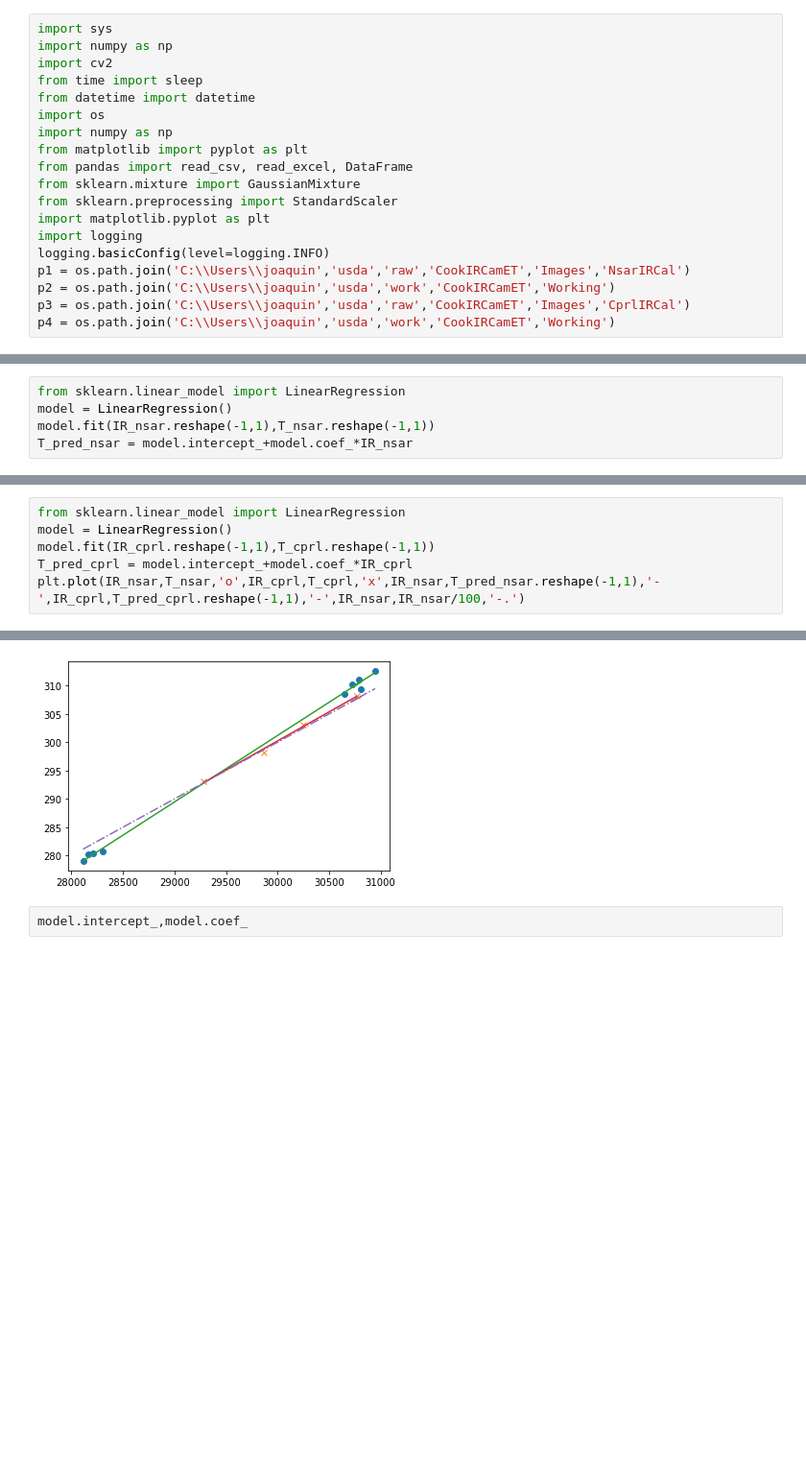
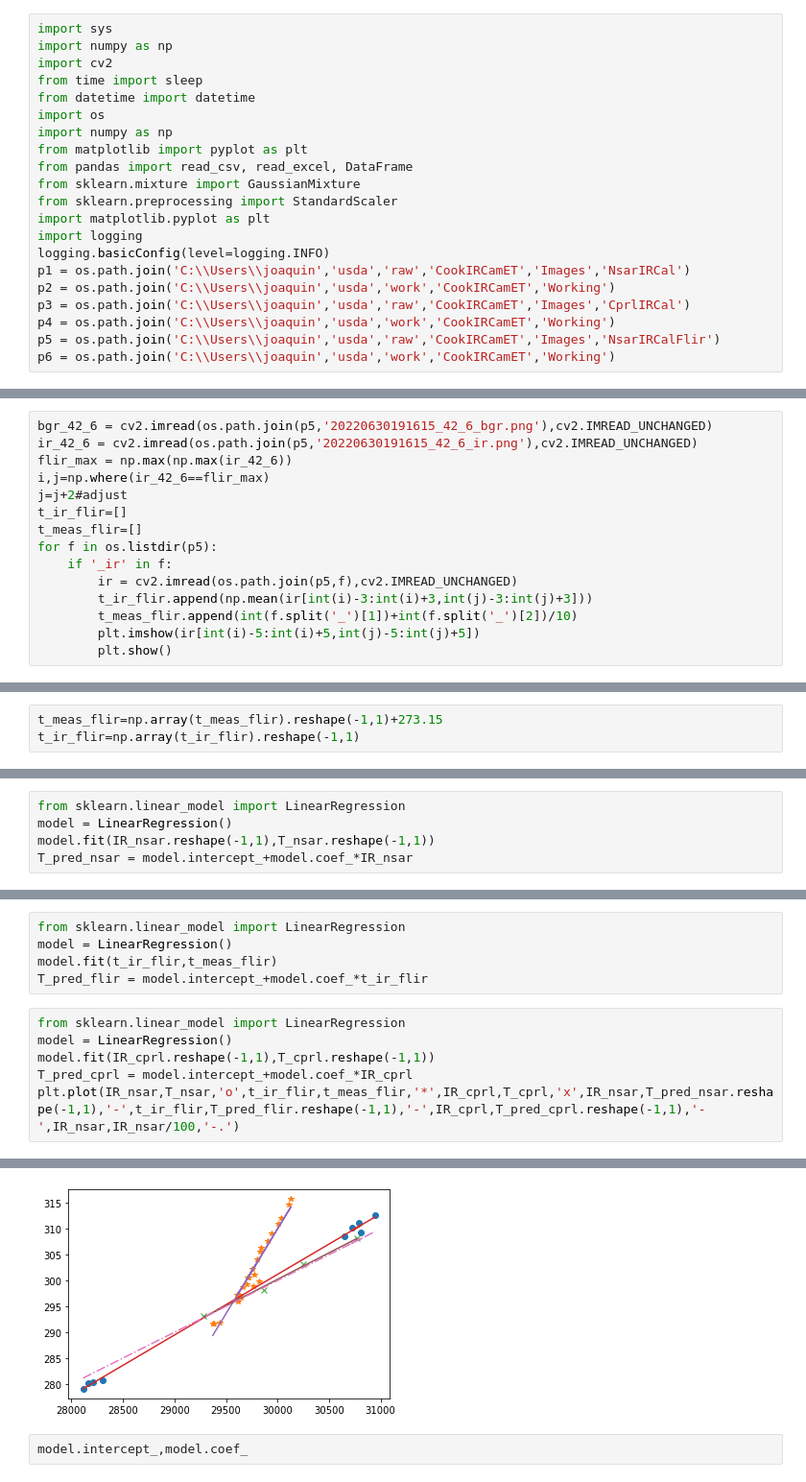
Before and after one commit to cafltar/CookIRCamET, a Jupyter notebook: cal.ipynb, the cells around one changed output, grey strips where cells are left out. Shown: that part at 96% size. Saved outputs shown, nothing was run; the diff lists cells and outputs as text; blank space fills up the shorter version.

```diff
--- a/cal.ipynb
+++ b/cal.ipynb
@@ -17,6 +17,8 @@ p1 = os.path.join('C:\\Users\\joaquin','usda','raw','CookIRCamET','Images','Nsar
 p2 = os.path.join('C:\\Users\\joaquin','usda','work','CookIRCamET','Working')
 p3 = os.path.join('C:\\Users\\joaquin','usda','raw','CookIRCamET','Images','CprlIRCal')
 p4 = os.path.join('C:\\Users\\joaquin','usda','work','CookIRCamET','Working')
+p5 = os.path.join('C:\\Users\\joaquin','usda','raw','CookIRCamET','Images','NsarIRCalFlir')
+p6 = os.path.join('C:\\Users\\joaquin','usda','work','CookIRCamET','Working')
 # %%
 bgr_5_9 = cv2.imread(os.path.join(p1,'cal_5_9_bgr.png'),cv2.IMREAD_UNCHANGED)
 ir_5_9 = cv2.imread(os.path.join(p1,'cal_5_9_ir.png'),cv2.IMREAD_UNCHANGED)
@@ -46,3 +48,18 @@ bgr_30_0 = cv2.imread(os.path.join(p3,'20220430171240_nofix_30C_bgr.png'),cv2.IM
 ir_30_0 = cv2.imread(os.path.join(p3,'20220430171240_nofix_30C_ir.png'),cv2.IMREAD_UNCHANGED)
 bgr_35_0 = cv2.imread(os.path.join(p3,'20220430171612_nofix_35C_bgr.png'),cv2.IMREAD_UNCHANGED)
 ir_35_0 = cv2.imread(os.path.join(p3,'20220430171612_nofix_35C_ir.png'),cv2.IMREAD_UNCHANGED)
+# %%
+bgr_42_6 = cv2.imread(os.path.join(p5,'20220630191615_42_6_bgr.png'),cv2.IMREAD_UNCHANGED)
+ir_42_6 = cv2.imread(os.path.join(p5,'20220630191615_42_6_ir.png'),cv2.IMREAD_UNCHANGED)
+flir_max = np.max(np.max(ir_42_6))
+i,j=np.where(ir_42_6==flir_max)
+j=j+2#adjust
+t_ir_flir=[]
+t_meas_flir=[]
+for f in os.listdir(p5):
+    if '_ir' in f:
+        ir = cv2.imread(os.path.join(p5,f),cv2.IMREAD_UNCHANGED)
+        t_ir_flir.append(np.mean(ir[int(i)-3:int(i)+3,int(j)-3:int(j)+3]))
+        t_meas_flir.append(int(f.split('_')[1])+int(f.split('_')[2])/10)
+        plt.imshow(ir[int(i)-5:int(i)+5,int(j)-5:int(j)+5])
+        plt.show()
@@ -49,3 +80,6 @@ ir_35_0 = cv2.imread(os.path.join(p3,'20220430171612_nofix_35C_ir.png'),cv2.IMRE
+# %%
+t_meas_flir=np.array(t_meas_flir).reshape(-1,1)+273.15
+t_ir_flir=np.array(t_ir_flir).reshape(-1,1)
 # %%
 vmax,vmin = np.max(np.max(ir_39_4)),np.min(np.min(ir_5_9))
 # %%
@@ -205,9 +214,14 @@ array([293.15, 298.15, 303.15, 308.15])
+# %%
+from sklearn.linear_model import LinearRegression
+model = LinearRegression()
+model.fit(t_ir_flir,t_meas_flir)
+T_pred_flir = model.intercept_+model.coef_*t_ir_flir
 # %%
 from sklearn.linear_model import LinearRegression
 model = LinearRegression()
 model.fit(IR_cprl.reshape(-1,1),T_cprl.reshape(-1,1))
 T_pred_cprl = model.intercept_+model.coef_*IR_cprl
-plt.plot(IR_nsar,T_nsar,'o',IR_cprl,T_cprl,'x',IR_nsar,T_pred_nsar.reshape(-1,1),'-',IR_cprl,T_pred_cprl.reshape(-1,1),'-',IR_nsar,IR_nsar/100,'-.')
+plt.plot(IR_nsar,T_nsar,'o',t_ir_flir,t_meas_flir,'*',IR_cprl,T_cprl,'x',IR_nsar,T_pred_nsar.reshape(-1,1),'-',t_ir_flir,T_pred_flir.reshape(-1,1),'-',IR_cprl,T_pred_cprl.reshape(-1,1),'-',IR_nsar,IR_nsar/100,'-.')
 # %% [output]
 [<matplotlib.lines.Line2D at 0x...>,
  <matplotlib.lines.Line2D at 0x...>,
@@ -216,5 +232,5 @@ plt.plot(IR_nsar,T_nsar,'o',IR_cprl,T_cprl,'x',IR_nsar,T_pred_nsar.reshape(-1,1)
  <matplotlib.lines.Line2D at 0x...>]
-[figure, old version]
+[figure, new version]
 # %%
 model.intercept_,model.coef_
 # %% [output]
```
Also changed, not shown: parts of 4 cells of this notebook, 1 other file.
